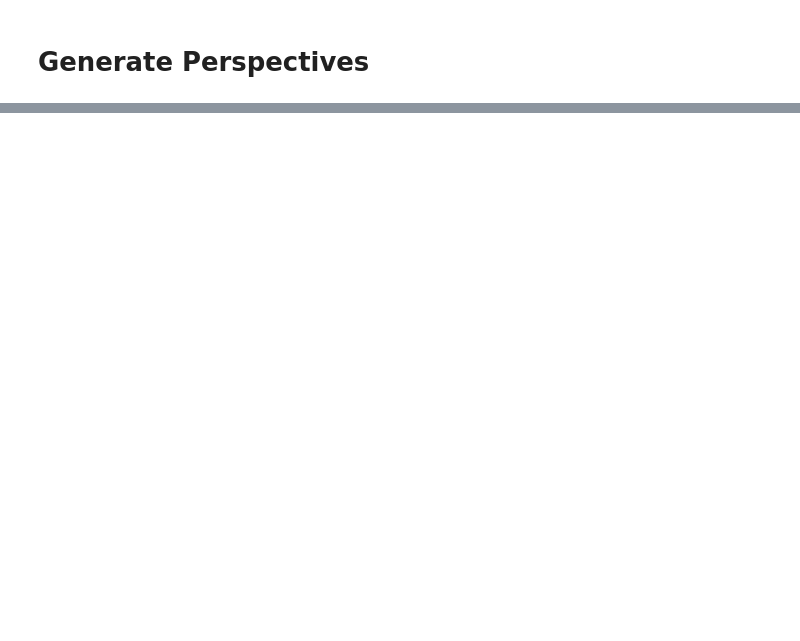
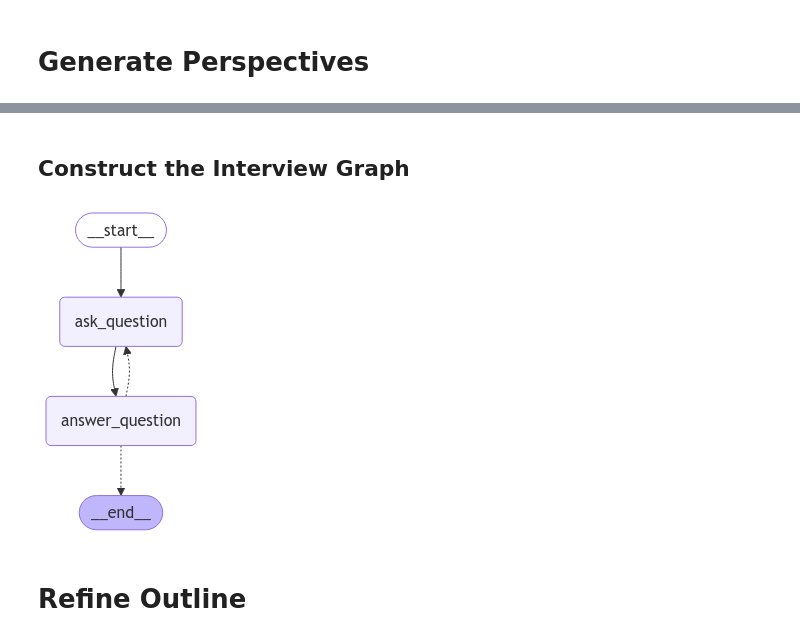
Before and after one commit to Azamat0315277/llm-research, a Jupyter notebook: web-research(storm)/web-research.ipynb, the cells around one changed output, grey strips where cells are left out. Saved outputs shown, nothing was run; the diff lists cells and outputs as text; code cells hidden in the pictures; blank space fills up the shorter version.

```diff
--- a/web-research(storm)/web-research.ipynb
+++ b/web-research(storm)/web-research.ipynb
@@ -176,0 +185,3 @@ gen_perspectives_chain = gen_perspectives_prompt | ChatOpenAI(model_name="gpt-4o
+# %%
+perspectives = await survey_subjects.ainvoke(example_topic)
+perspectives.dict()
@@ -176,0 +368,11 @@ gen_perspectives_chain = gen_perspectives_prompt | ChatOpenAI(model_name="gpt-4o
+# %%
+from langchain_community.utilities.duckduckgo_search import DuckDuckGoSearchAPIWrapper
+from langchain_core.tools import tool
+
+search_engine = DuckDuckGoSearchAPIWrapper()
+
+@tool
+async def search_engine(query: str) -> str:
+    """Search engine to the internet."""
+    results = DuckDuckGoSearchAPIWrapper()._ddgs_text(query)
+    return [{"content": r["body"], "url": r['href']} for r in results]
@@ -176,0 +431,35 @@ gen_perspectives_chain = gen_perspectives_prompt | ChatOpenAI(model_name="gpt-4o
+# %% [markdown]
+## Construct the Interview Graph
+# %%
+max_num_turns = 5
+from langgraph.pregel import RetryPolicy
+
+def route_messages(state: InterviewState, name: str = "Subject_Matter_Expert"):
+    messages = state["messages"]
+    num_responses = len(
+        [m for m in messages if isinstance(m, AIMessage) and m.name == name]
+    )
+    if num_responses >= max_num_turns:
+        return END
+    last_question = messages[-2]
+    if last_question.content.endswith("Thank you so much for your help!"):
+        return END
+    return "ask_question"
+
+builder = StateGraph(InterviewState)
+builder.add_node("ask_question", generate_question, retry=RetryPolicy(max_attempts=5))
+builder.add_node("answer_question", gen_answer, retry=RetryPolicy(max_attempts=5))
+builder.add_conditional_edges("answer_question", route_messages)
+builder.add_edge("ask_question", "answer_question")
+
+
+builder.add_edge(START, "ask_question")
+interview_graph = builder.compile(checkpointer=False).with_config(run_name="Conduct Interviews")
+# %%
+from IPython.display import Image, display
+try:
+    display(Image(interview_graph.get_graph().draw_mermaid_png()))
+except Exception as e:
+    print(e)
+# %% [output]
+[figure, added]
@@ -176,0 +485,2 @@ gen_perspectives_chain = gen_perspectives_prompt | ChatOpenAI(model_name="gpt-4o
+# %% [markdown]
+# Refine Outline
```
Also changed, not shown: parts of 21 cells of this notebook, 2 other files.
